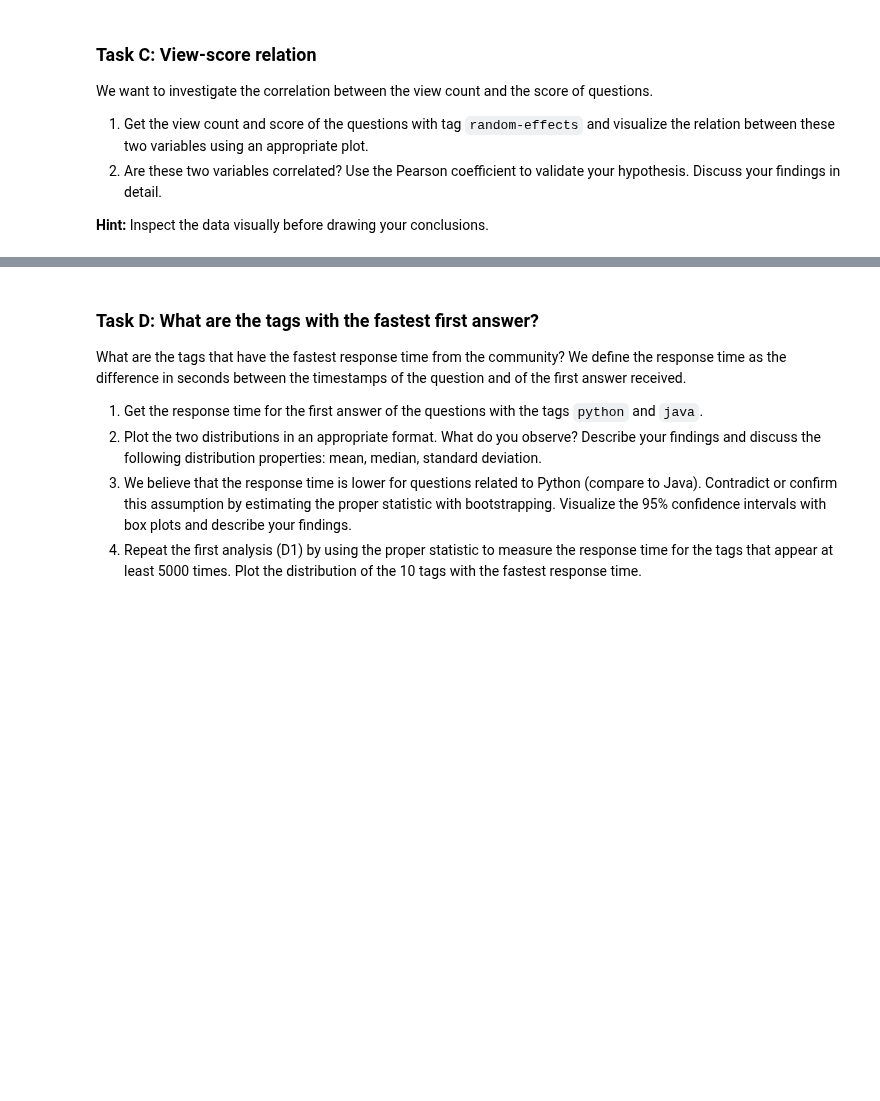
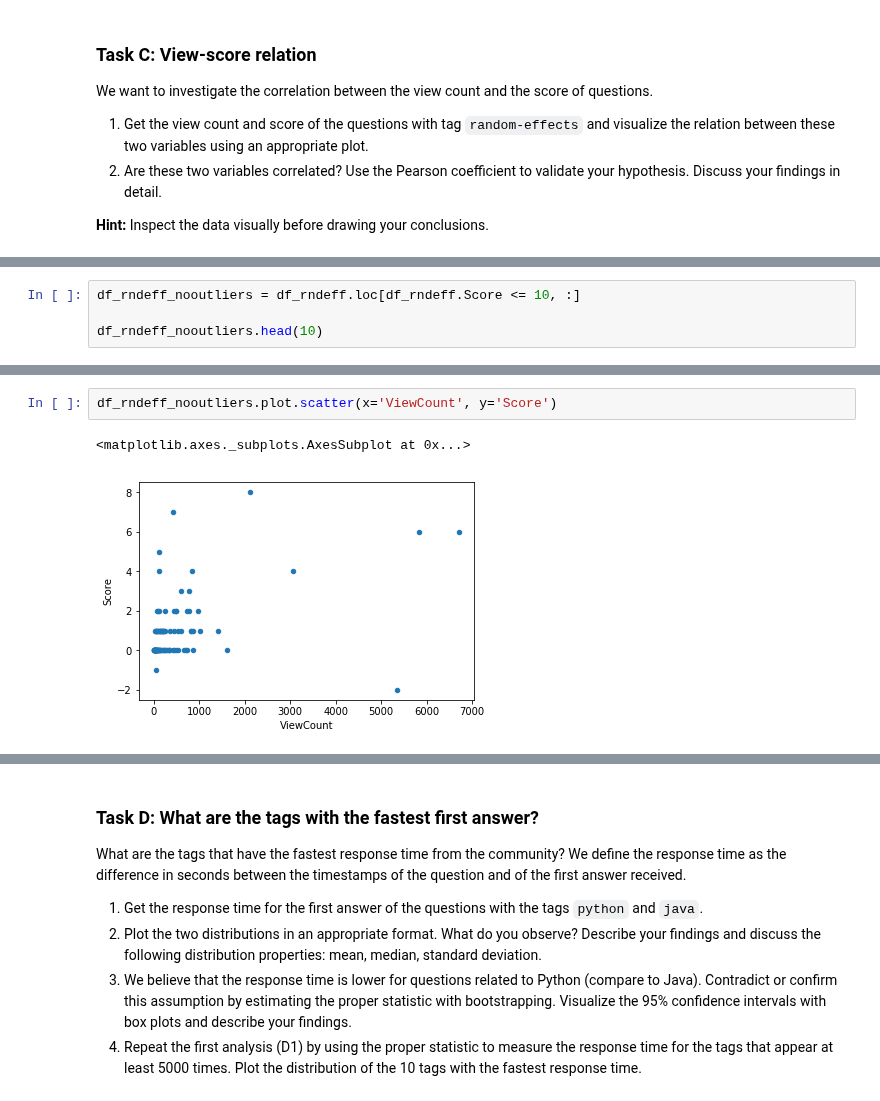
Before and after one commit to vbruttin/ada_homeworks, a Jupyter notebook: Homework3.ipynb, the cells around one changed output, grey strips where cells are left out. Cells and saved outputs as stored; diff of their text form; blank space fills up the shorter version.

```diff
--- a/Homework3.ipynb
+++ b/Homework3.ipynb
@@ -250,0 +308,4 @@ We want to investigate the correlation between the view count and the score of q
+# %%
+df_rndeff_nooutliers = df_rndeff.loc[df_rndeff.Score <= 10, :]
+
+df_rndeff_nooutliers.head(10)
@@ -250,0 +337,5 @@ We want to investigate the correlation between the view count and the score of q
+# %%
+df_rndeff_nooutliers.plot.scatter(x='ViewCount', y='Score')
+# %% [output]
+<matplotlib.axes._subplots.AxesSubplot at 0x...>
+[figure, added]
```
Also changed, not shown: parts of 13 cells of this notebook.
